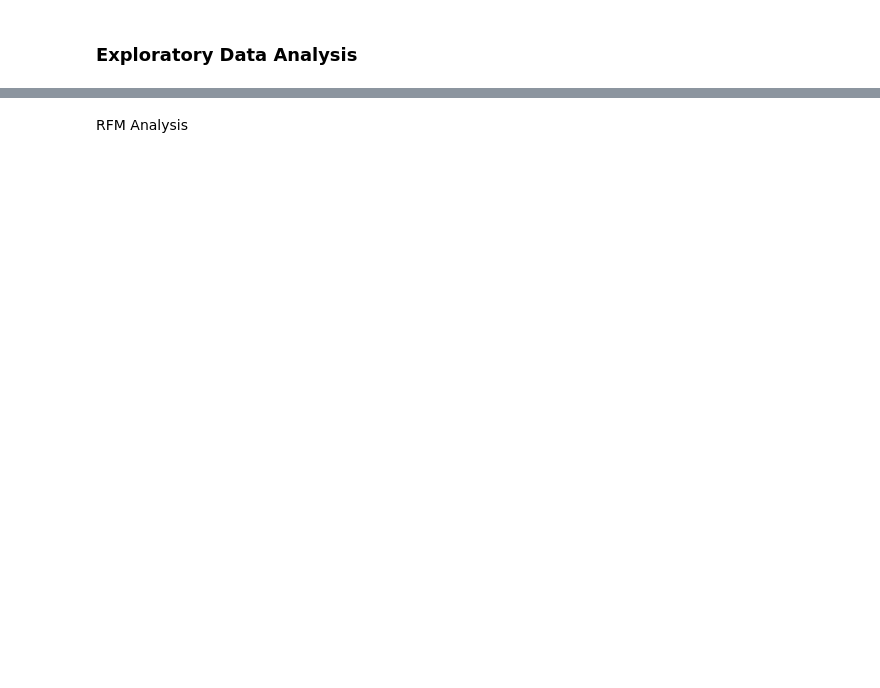
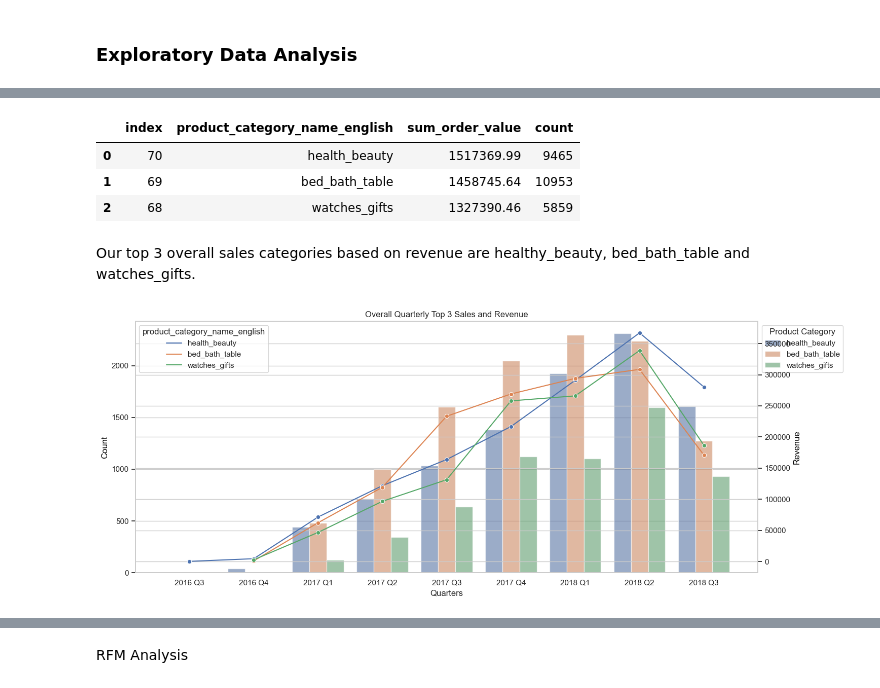
Before and after one commit to xhllex/assessment, a Jupyter notebook: ST_Assessment_Eunice Law.ipynb, the cells around one changed output, grey strips where cells are left out. Saved outputs shown, nothing was run; the diff lists cells and outputs as text; code cells hidden in the pictures; blank space fills up the shorter version.

```diff
--- a/ST_Assessment_Eunice Law.ipynb
+++ b/ST_Assessment_Eunice Law.ipynb
@@ -215,2 +260,4 @@ memory usage: 16.8+ MB
+# %%
+order_df['quarter_year_order_purchase'] = order_df['year_order_purchase'].astype(str) +" Q" + order_df['quarter_order_purchase'].astype(str)
 # %%
 # Display dataset
@@ -226,0 +299,11 @@ order_df.head()
+# %%
+# Get the overall top 3 product revenue
+overall_top_3_sales_revenue = sales_qty_revenue.sort_values(by='sum_order_value',ascending=False).reset_index().head(3)
+overall_top_3_sales_revenue
+# %% [output]
+|  | index | product_category_name_english | sum_order_value | count |
+| 0 | 70 | health_beauty | 1517369.99 | 9465 |
+| 1 | 69 | bed_bath_table | 1458745.64 | 10953 |
+| 2 | 68 | watches_gifts | 1327390.46 | 5859 |
+# %% [markdown]
+Our top 3 overall sales categories based on revenue are healthy_beauty, bed_bath_table and watches_gifts.
@@ -226,0 +320,59 @@ order_df.head()
+# %%
+quar_top_3_sales_revenue = quar_sales_qty_revenue[quar_sales_qty_revenue['product_category_name_english'].isin(overall_top_3_sales_revenue['product_category_name_english'])]
+# %%
+# Define the desired order of the quarters
+quarter_order = ['2016 Q3', '2016 Q4', '2017 Q1', '2017 Q2', '2017 Q3', '2017 Q4', '2018 Q1', '2018 Q2', '2018 Q3']
+
+# Sort the DataFrame by the quarter order
+quar_top_3_sales_revenue.loc[:,'quarter_year_order_purchase'] = pd.Categorical(
+    quar_top_3_sales_revenue['quarter_year_order_purchase'],
+    categories=quarter_order,
+    ordered=True
+)
+# %%
+# Set the aesthetics for the plots
+sns.set(style='whitegrid')
+
+# Create the main figure and axes
+fig, ax1 = plt.subplots(figsize=(15, 6))
+
+# Create the bar plot
+bar_plot = sns.barplot(
+    x='quarter_year_order_purchase',
+    y='count',
+    data=quar_top_3_sales_revenue,
+    hue='product_category_name_english',
+    alpha=0.6,
+    ax=ax1
+)
+
+# Set the labels for the first y-axis
+ax1.set_ylabel('Count', color='black')
+ax1.set_xlabel('Quarters')
+plt.title('Overall Quarterly Top 3 Sales and Revenue')
+
+# Create a second y-axis
+ax2 = ax1.twinx()
+
+# Create the line plot
+line_plot = sns.lineplot(
+    x='quarter_year_order_purchase',
+    y='sum_order_value',
+    data=quar_top_3_sales_revenue,
+    hue='product_category_name_english',
+    marker='o',
+    dashes=False,
+    ax=ax2
+)
+
+# Set the labels for the second y-axis
+ax2.set_ylabel('Revenue', color='black')  # Change this label as needed
+
+# Show the legend
+ax1.legend(title='Product Category', bbox_to_anchor=(1, 1), loc='upper left')
+
+# Display the plot
+plt.tight_layout()
+plt.show()
+# %% [output]
+[figure, added]
```
Also changed, not shown: parts of 38 cells of this notebook.
